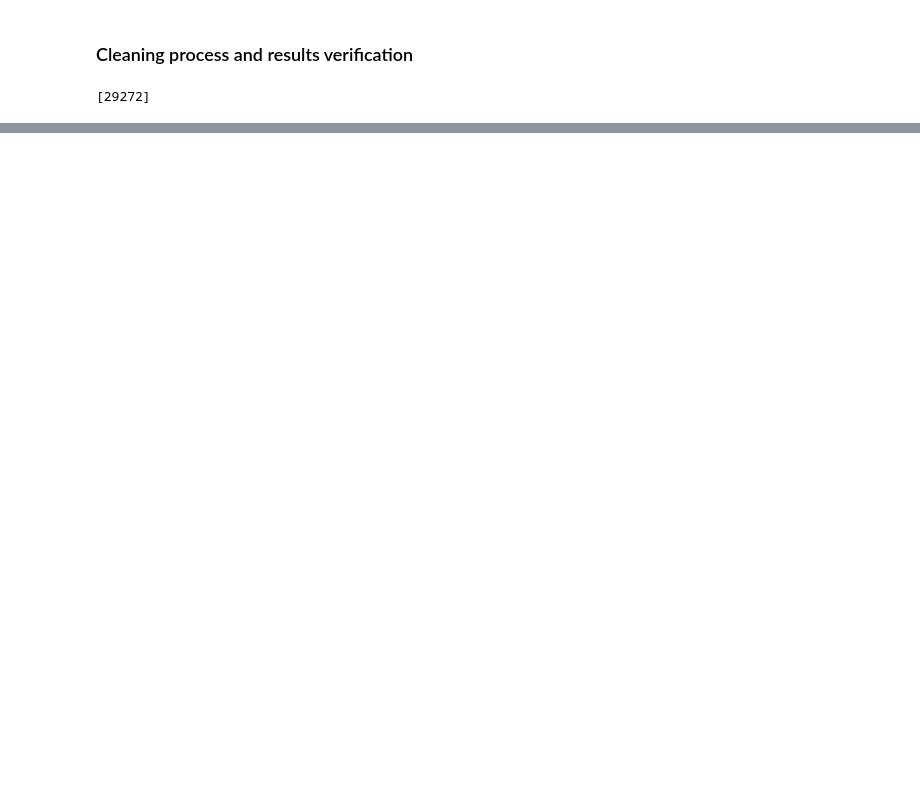
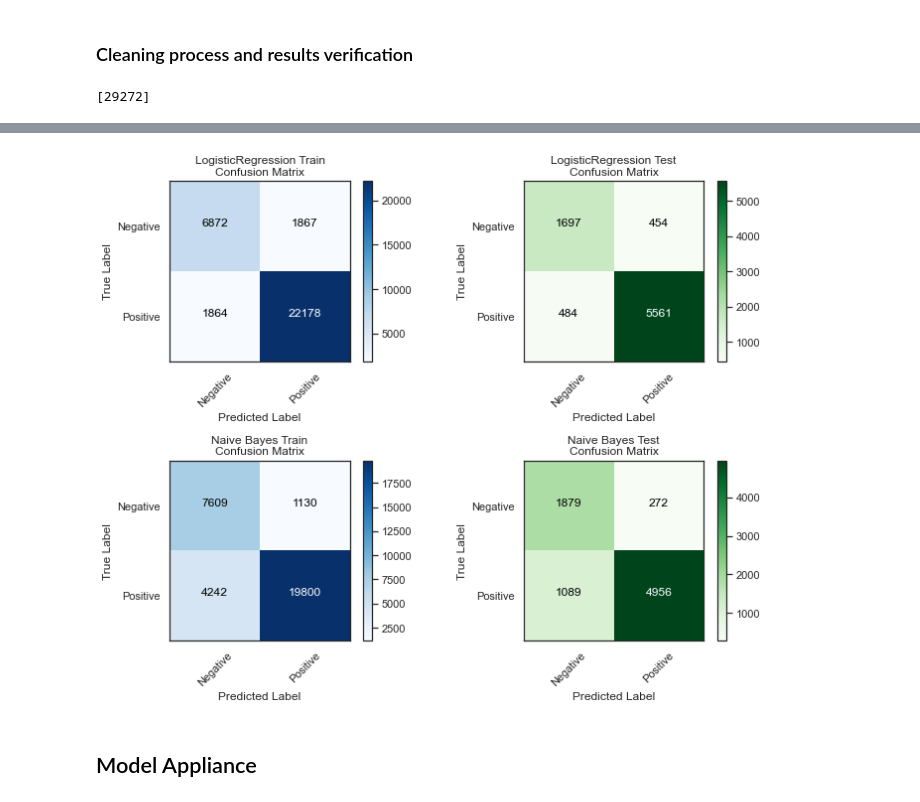
Before and after one commit to C10-Brazilian-e-commerce-modeling-team/brazilian-e-commerce, a Jupyter notebook: Data_analysis/ML_Models.ipynb, the cells around one changed output, grey strips where cells are left out. Saved outputs shown, nothing was run; the diff lists cells and outputs as text; code cells hidden in the pictures; blank space fills up the shorter version.

```diff
--- a/Data_analysis/ML_Models.ipynb
+++ b/Data_analysis/ML_Models.ipynb
@@ -352,0 +1757,25 @@ df_comments['stemming'] = reviews_stemmer
+# %%
+# Logistic Regression hyperparameters
+logreg_param_grid = {
+    'C': np.linspace(0.1, 10, 20),
+    'penalty': ['l1', 'l2'],
+    'class_weight': ['balanced', None],
+    'random_state': [42],
+    'solver': ['liblinear']
+}
+
+# Setting up the classifiers
+set_classifiers = {
+    'LogisticRegression': {
+        'model': LogisticRegression(),
+        'params': logreg_param_grid
+    },
+    'Naive Bayes': {
+        'model': GaussianNB(),
+        'params': {}
+    }
+}
+# %%
+# Creating an object and training the classifiers
+clf_tool = BinaryClassifiersAnalysis()
+clf_tool.fit(set_classifiers, X_train, y_train, random_search=True, scoring='accuracy')
@@ -352,0 +1802,6 @@ df_comments['stemming'] = reviews_stemmer
+# %%
+clf_tool.plot_confusion_matrix(classes=['Negative', 'Positive'])
+# %% [output]
+[figure, added]
+# %% [markdown]
+## Model Appliance
```
Also changed, not shown: parts of 34 cells of this notebook.
